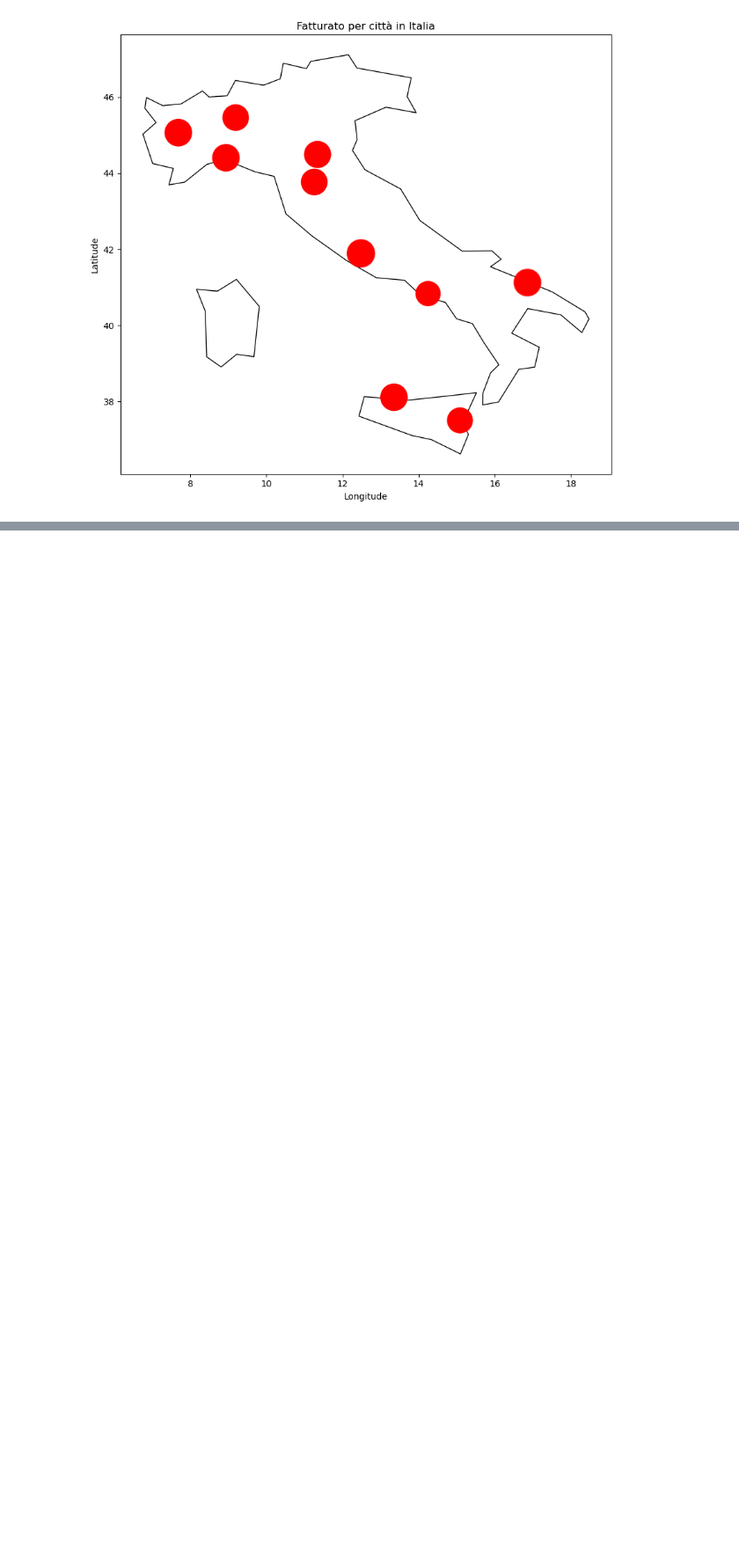
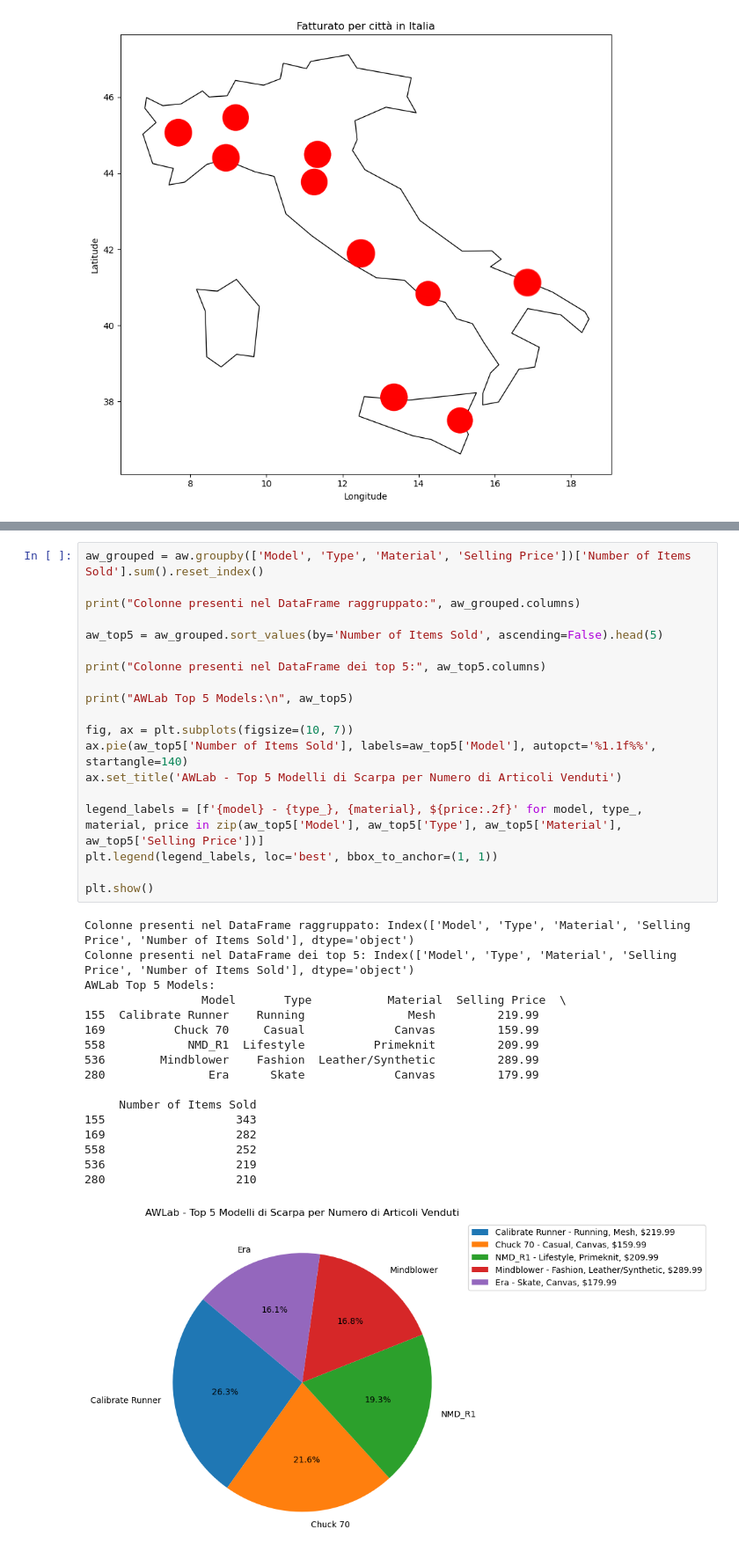
Before and after one commit to MatteoCapp/PYTHON, a Jupyter notebook: Buildweek/Buildweek_PY.ipynb, the cells around one changed output, grey strips where cells are left out. Shown at 88% size. Saved outputs shown, nothing was run; the diff lists cells and outputs as text; blank space fills up the shorter version.

```diff
--- a/Buildweek/Buildweek_PY.ipynb
+++ b/Buildweek/Buildweek_PY.ipynb
@@ -616,0 +674,37 @@ Colonne presenti nel GeoDataFrame: Index(['index', 'Brand', 'Model', 'Type', 'Ge
+# %%
+aw_grouped = aw.groupby(['Model', 'Type', 'Material', 'Selling Price'])['Number of Items Sold'].sum().reset_index()
+
+print("Colonne presenti nel DataFrame raggruppato:", aw_grouped.columns)
+
+aw_top5 = aw_grouped.sort_values(by='Number of Items Sold', ascending=False).head(5)
+
+print("Colonne presenti nel DataFrame dei top 5:", aw_top5.columns)
+
+print("AWLab Top 5 Models:\n", aw_top5)
+
+fig, ax = plt.subplots(figsize=(10, 7))
+ax.pie(aw_top5['Number of Items Sold'], labels=aw_top5['Model'], autopct='%1.1f%%', startangle=140)
+ax.set_title('AWLab - Top 5 Modelli di Scarpa per Numero di Articoli Venduti')
+
+legend_labels = [f'{model} - {type_}, {material}, ${price:.2f}' for model, type_, material, price in zip(aw_top5['Model'], aw_top5['Type'], aw_top5['Material'], aw_top5['Selling Price'])]
+plt.legend(legend_labels, loc='best', bbox_to_anchor=(1, 1))
+
+plt.show()
+# %% [output]
+Colonne presenti nel DataFrame raggruppato: Index(['Model', 'Type', 'Material', 'Selling Price', 'Number of Items Sold'], dtype='object')
+Colonne presenti nel DataFrame dei top 5: Index(['Model', 'Type', 'Material', 'Selling Price', 'Number of Items Sold'], dtype='object')
+AWLab Top 5 Models:
+                 Model       Type           Material  Selling Price  \
+155  Calibrate Runner    Running               Mesh         219.99
+169          Chuck 70     Casual             Canvas         159.99
+558            NMD_R1  Lifestyle          Primeknit         209.99
+536        Mindblower    Fashion  Leather/Synthetic         289.99
+280               Era      Skate             Canvas         179.99
+
+     Number of Items Sold
+155                   343
+169                   282
+558                   252
+536                   219
+280                   210
+[figure, added]
```
Also changed, not shown: parts of 2 cells of this notebook.
